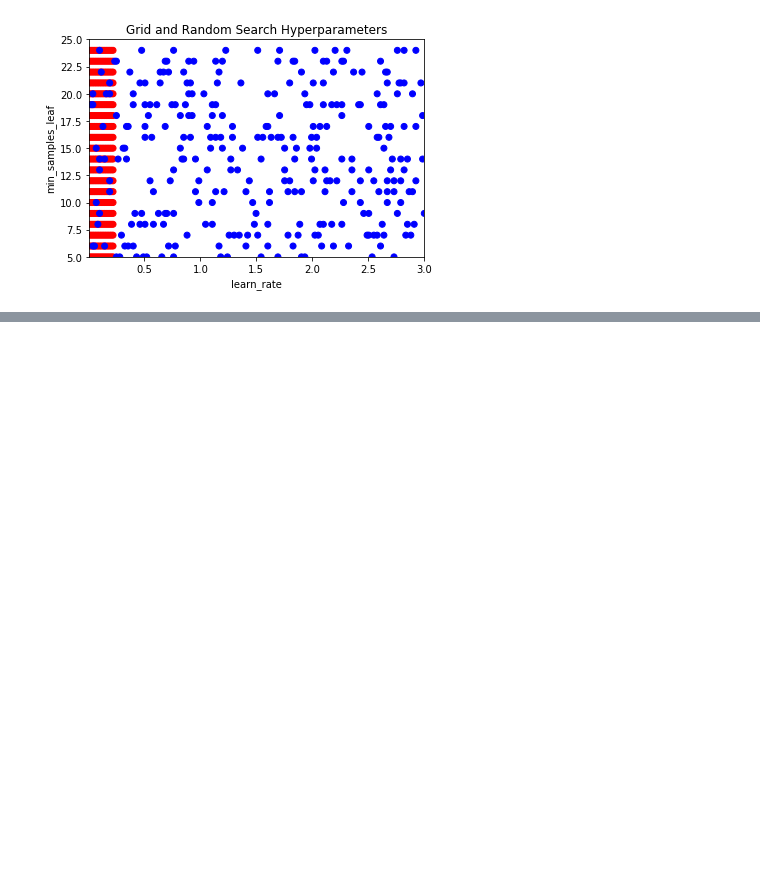
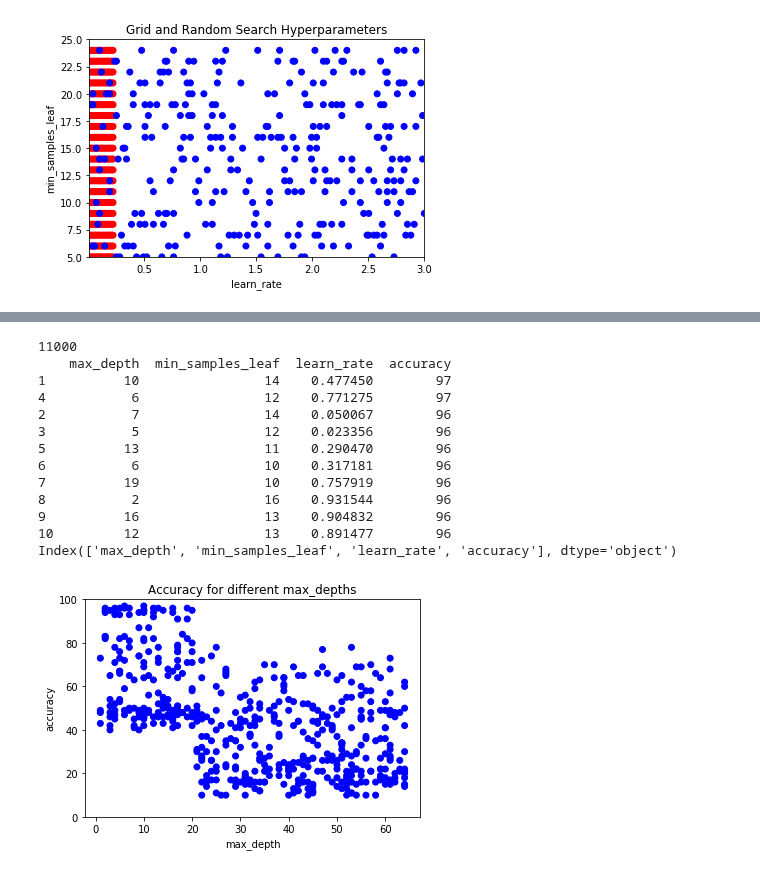
Before and after one commit to yeisonmontoya1815/Course-Machine-Learning-Python, a Jupyter notebook: 14. Hyperparameter Tuning in Python/14. Hyperparameter Tuning in Python.ipynb, the cells around one changed output, grey strips where cells are left out. Cells and saved outputs as stored; diff of their text form; code cells hidden in the pictures; blank space fills up the shorter version.

```diff
--- a/14. Hyperparameter Tuning in Python/14. Hyperparameter Tuning in Python.ipynb
+++ b/14. Hyperparameter Tuning in Python/14. Hyperparameter Tuning in Python.ipynb
@@ -880,0 +910,45 @@ visualize_search(grid_combinations_chosen, random_combinations_chosen)
+# %%
+def visualize_hyperparameter(name):
+    plt.clf()
+    plt.scatter(results_df[name],results_df['accuracy'], c=['blue']*500)
+    plt.gca().set(xlabel='{}'.format(name), ylabel='accuracy', title='Accuracy for different {}s'.format(name))
+    plt.gca().set_ylim([0,100])
+# %%
+from itertools import product
+
+max_depth_list = range(1, 6)
+min_samples_leaf_list = range(3, 14)
+learn_rate_list = np.linspace(0.01, 1.33, 200)
+
+combinations_list = [list(x) for x in product(max_depth_list,
+                                              min_samples_leaf_list,
+                                              learn_rate_list)]
+
+results_df = pd.read_csv('./dataset/results_df.csv')
+
+# Confirm the size fo the combinations_list
+print(len(combinations_list))
+
+# Sort the results_df by accuracy and print the top 10 rows
+print(results_df.sort_values(by='accuracy', ascending=False).head(10))
+
+# Confirm which hyperparameters were used in this search
+print(results_df.columns)
+
+# Call visualize_hyperparameter() with each hyperparameter in turn
+visualize_hyperparameter('max_depth')
+# %% [output]
+11000
+    max_depth  min_samples_leaf  learn_rate  accuracy
+1          10                14    0.477450        97
+4           6                12    0.771275        97
+2           7                14    0.050067        96
+3           5                12    0.023356        96
+5          13                11    0.290470        96
+6           6                10    0.317181        96
+7          19                10    0.757919        96
+8           2                16    0.931544        96
+9          16                13    0.904832        96
+10         12                13    0.891477        96
+Index(['max_depth', 'min_samples_leaf', 'learn_rate', 'accuracy'], dtype='object')
+[figure, added]
```
Also changed, not shown: parts of 34 cells of this notebook.
